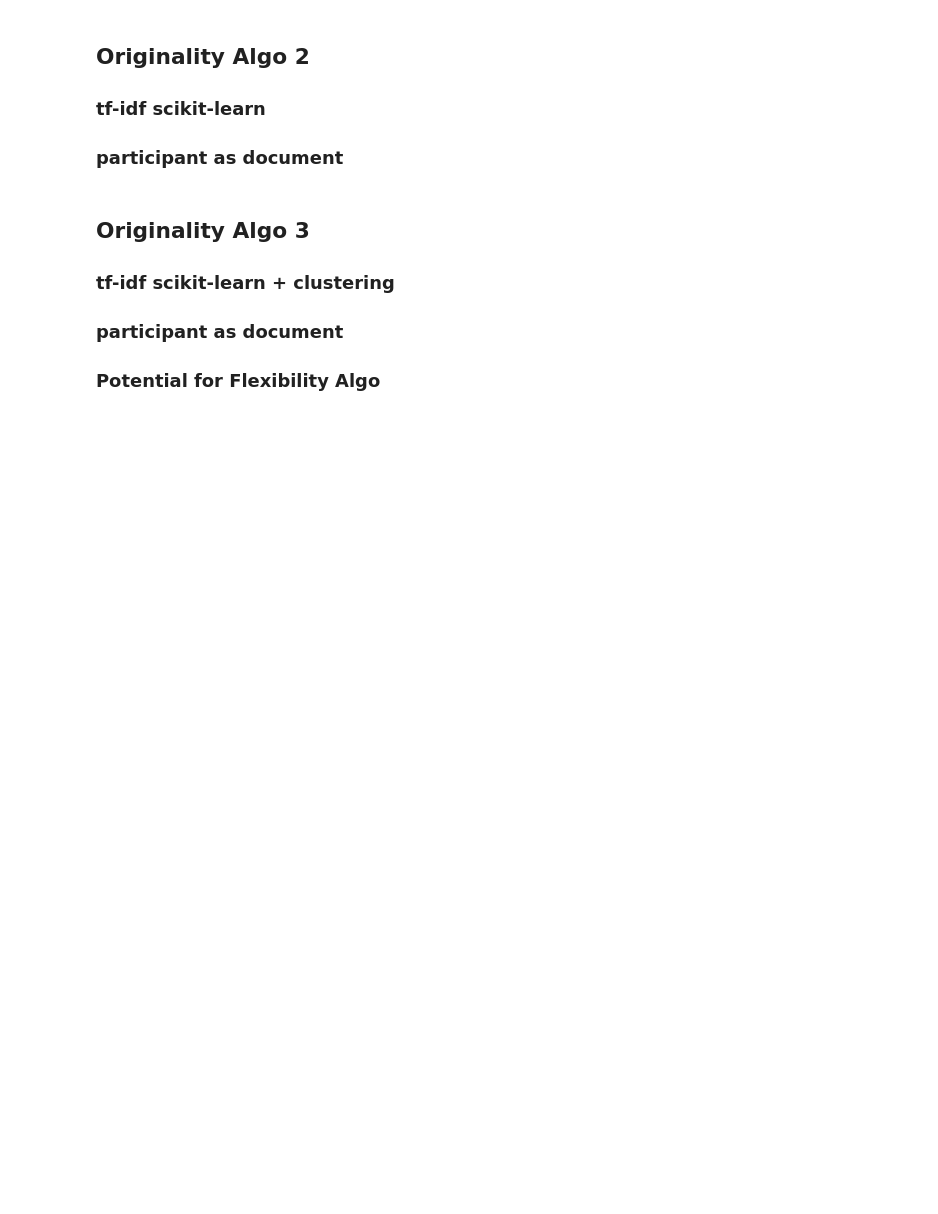
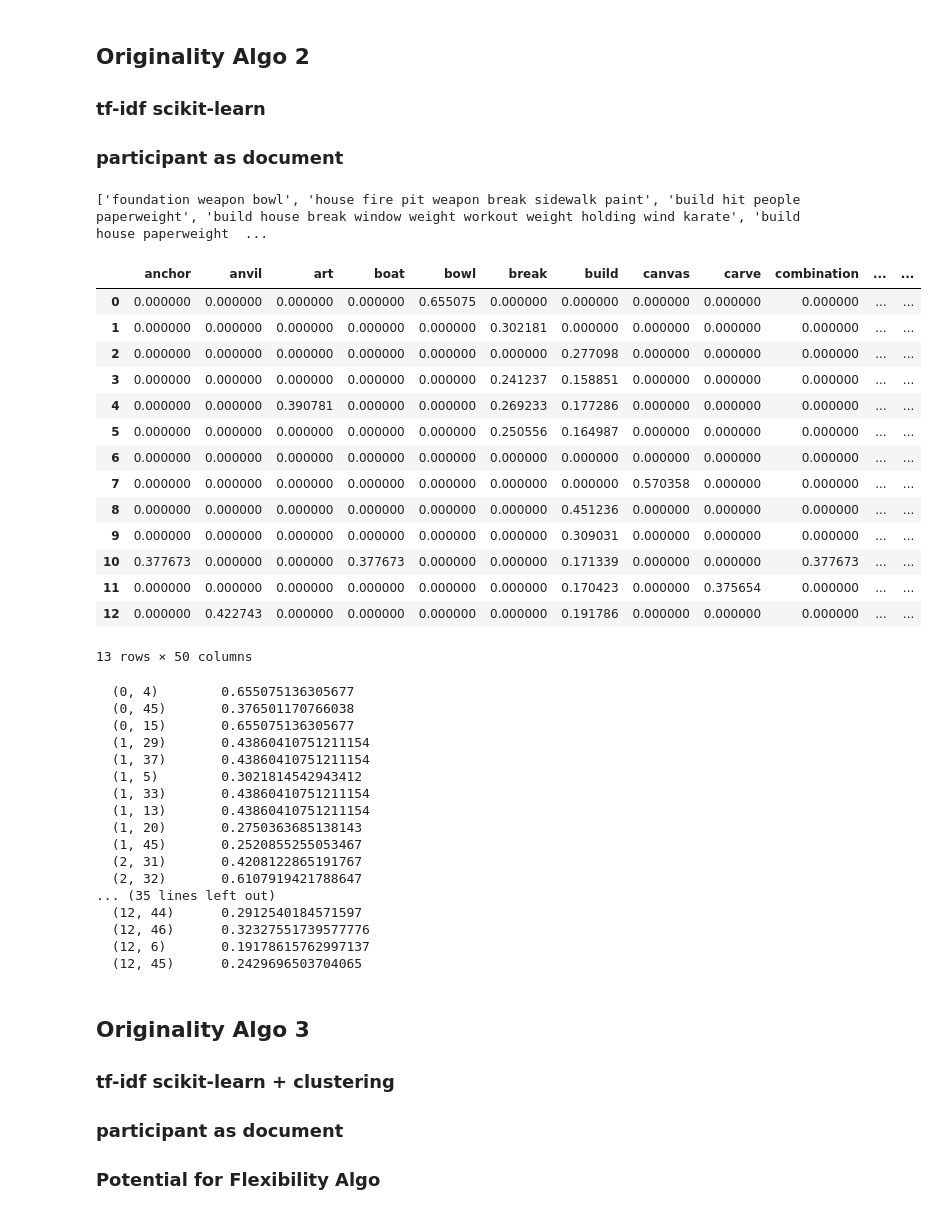
Before and after one commit to DijunQuant/AUT-Scoring, a Jupyter notebook: scripts/originality_algo.ipynb, the cells around one changed output. Drawn from its saved outputs; the diff is of its cells as text; code cells hidden in the pictures; blank space fills up the shorter version.

```diff
--- a/scripts/originality_algo.ipynb
+++ b/scripts/originality_algo.ipynb
@@ -49,19 +49,19 @@ from nltk.cluster.kmeans import KMeansClusterer
 # individual df's for each sheet
 
 # when on pc
-data_cup = pd.read_csv("C:/Users/jhec8/Documents/Northwestern_SROP/AUT-Scoring/data/autdata_test_cup_semdis.csv")
-data_key = pd.read_csv("C:/Users/jhec8/Documents/Northwestern_SROP/AUT-Scoring/data/autdata_test_key_semdis.csv")
-data_rope = pd.read_csv("C:/Users/jhec8/Documents/Northwestern_SROP/AUT-Scoring/data/autdata_test_rope_semdis.csv")
-data_brick = pd.read_csv("C:/Users/jhec8/Documents/Northwestern_SROP/AUT-Scoring/data/autdata_test_brick_semdis.csv")
-data_chair = pd.read_csv("C:/Users/jhec8/Documents/Northwestern_SROP/AUT-Scoring/data/autdata_test_chair_semdis.csv")
-data_pencil = pd.read_csv("C:/Users/jhec8/Documents/Northwestern_SROP/AUT-Scoring/data/autdata_test_pencil_semdis.csv")
-data_shoe = pd.read_csv("C:/Users/jhec8/Documents/Northwestern_SROP/AUT-Scoring/data/autdata_test_shoe_semdis.csv")
+data_test_cup = pd.read_csv("C:/Users/jhec8/Documents/Northwestern_SROP/AUT-Scoring/data/test/semdis/autdata_test_cup_semdis.csv")
+data_test_key = pd.read_csv("C:/Users/jhec8/Documents/Northwestern_SROP/AUT-Scoring/data/test/semdis/autdata_test_key_semdis.csv")
+data_test_rope = pd.read_csv("C:/Users/jhec8/Documents/Northwestern_SROP/AUT-Scoring/data/test/semdis/autdata_test_rope_semdis.csv")
+data_test_brick = pd.read_csv("C:/Users/jhec8/Documents/Northwestern_SROP/AUT-Scoring/data/test/semdis/autdata_test_brick_semdis.csv")
+data_test_chair = pd.read_csv("C:/Users/jhec8/Documents/Northwestern_SROP/AUT-Scoring/data/test/semdis/autdata_test_chair_semdis.csv")
+data_test_pencil = pd.read_csv("C:/Users/jhec8/Documents/Northwestern_SROP/AUT-Scoring/data/test/semdis/autdata_test_pencil_semdis.csv")
+data_test_shoe = pd.read_csv("C:/Users/jhec8/Documents/Northwestern_SROP/AUT-Scoring/data/test/semdis/autdata_test_shoe_semdis.csv")
 
 # when on mac
-# data_cup = pd.read_csv("/Users/johnhenrycruz/Desktop/Northwestern_SROP/AUT-Scoring/data/autdata_test_cup_semdis.csv.xlsx")
-# data_key = pd.read_csv("/Users/johnhenrycruz/Desktop/Northwestern_SROP/AUT-Scoring/data/autdata_test_key_semdis.csv.xlsx")
-# data_rope = pd.read_csv("/Users/johnhenrycruz/Desktop/Northwestern_SROP/AUT-Scoring/data/autdata_test_rope_semdis.csv.xlsx")
-# data_brick = pd.read_csv("/Users/johnhenrycruz/Desktop/Northwestern_SROP/AUT-Scoring/data/autdata_test_brick_semdis.csv.xlsx")
-# data_chair = pd.read_csv("/Users/johnhenrycruz/Desktop/Northwestern_SROP/AUT-Scoring/data/autdata_test_chair_semdis.csv.xlsx")
-# data_pencil = pd.read_csv("/Users/johnhenrycruz/Desktop/Northwestern_SROP/AUT-Scoring/data/autdata_test_pencil_semdis.csv.xlsx")
-# data_shoe = pd.read_csv("/Users/johnhenrycruz/Desktop/Northwestern_SROP/AUT-Scoring/data/autdata_test_shoe_semdis.csv.xlsx")
+# data_test_cup = pd.read_csv("/Users/johnhenrycruz/Desktop/Northwestern_SROP/AUT-Scoring/data/test/semdis/autdata_test_cup_semdis.csv.xlsx")
+# data_test_key = pd.read_csv("/Users/johnhenrycruz/Desktop/Northwestern_SROP/AUT-Scoring/data/test/semdis/autdata_test_key_semdis.csv.xlsx")
+# data_test_rope = pd.read_csv("/Users/johnhenrycruz/Desktop/Northwestern_SROP/AUT-Scoring/data/test/semdis/autdata_test_rope_semdis.csv.xlsx")
+# data_test_brick = pd.read_csv("/Users/johnhenrycruz/Desktop/Northwestern_SROP/AUT-Scoring/data/test/semdis/autdata_test_brick_semdis.csv.xlsx")
+# data_test_chair = pd.read_csv("/Users/johnhenrycruz/Desktop/Northwestern_SROP/AUT-Scoring/data/test/semdis/autdata_test_chair_semdis.csv.xlsx")
+# data_test_pencil = pd.read_csv("/Users/johnhenrycruz/Desktop/Northwestern_SROP/AUT-Scoring/data/test/semdis/autdata_test_pencil_semdis.csv.xlsx")
+# data_test_shoe = pd.read_csv("/Users/johnhenrycruz/Desktop/Northwestern_SROP/AUT-Scoring/data/test/semdis/autdata_test_shoe_semdis.csv.xlsx")
@@ -74,6 +72,11 @@ FileNotFoundError: [Errno 2] No such file or directory: 'C:/Users/jhec8/Document
 stopwords_nltk = stopwords.words('english')
 # spacy stop words
 stopwords_spacy = STOP_WORDS
+# %%
+stopwords_edited = list(stopwords_spacy)
+stopwords_edited.append("thing")
+stopwords_edited.append("use")
+stopwords_edited.append("things")
 # %%
 # method to clean the responses
 def process_text(text, stopwords_list, remove_sw, join_list):
@@ -242,7 +263,41 @@ def get_originality_tfidf_scikit_learn(df, stopwords_list, remove_sw, join_list)
 
     tfidf_scikit_learn(responses)
 # %%
-get_originality_tfidf_scikit_learn(data_brick, stopwords_spacy, True, True)
+get_originality_tfidf_scikit_learn(data_test_brick, stopwords_edited, True, True)
+# %% [output]
+['foundation weapon bowl', 'house fire pit weapon break sidewalk paint', 'build hit people paperweight', 'build house break window weight workout weight holding wind karate', 'build house paperweight  ...
+|  | anchor | anvil | art | boat | bowl | break | build | canvas | carve | combination | ... | ... |
+| 0 | 0.000000 | 0.000000 | 0.000000 | 0.000000 | 0.655075 | 0.000000 | 0.000000 | 0.000000 | 0.000000 | 0.000000 | ... | ... |
+| 1 | 0.000000 | 0.000000 | 0.000000 | 0.000000 | 0.000000 | 0.302181 | 0.000000 | 0.000000 | 0.000000 | 0.000000 | ... | ... |
+| 2 | 0.000000 | 0.000000 | 0.000000 | 0.000000 | 0.000000 | 0.000000 | 0.277098 | 0.000000 | 0.000000 | 0.000000 | ... | ... |
+| 3 | 0.000000 | 0.000000 | 0.000000 | 0.000000 | 0.000000 | 0.241237 | 0.158851 | 0.000000 | 0.000000 | 0.000000 | ... | ... |
+| 4 | 0.000000 | 0.000000 | 0.390781 | 0.000000 | 0.000000 | 0.269233 | 0.177286 | 0.000000 | 0.000000 | 0.000000 | ... | ... |
+| 5 | 0.000000 | 0.000000 | 0.000000 | 0.000000 | 0.000000 | 0.250556 | 0.164987 | 0.000000 | 0.000000 | 0.000000 | ... | ... |
+| 6 | 0.000000 | 0.000000 | 0.000000 | 0.000000 | 0.000000 | 0.000000 | 0.000000 | 0.000000 | 0.000000 | 0.000000 | ... | ... |
+| 7 | 0.000000 | 0.000000 | 0.000000 | 0.000000 | 0.000000 | 0.000000 | 0.000000 | 0.570358 | 0.000000 | 0.000000 | ... | ... |
+| 8 | 0.000000 | 0.000000 | 0.000000 | 0.000000 | 0.000000 | 0.000000 | 0.451236 | 0.000000 | 0.000000 | 0.000000 | ... | ... |
+| 9 | 0.000000 | 0.000000 | 0.000000 | 0.000000 | 0.000000 | 0.000000 | 0.309031 | 0.000000 | 0.000000 | 0.000000 | ... | ... |
+| 10 | 0.377673 | 0.000000 | 0.000000 | 0.377673 | 0.000000 | 0.000000 | 0.171339 | 0.000000 | 0.000000 | 0.377673 | ... | ... |
+| 11 | 0.000000 | 0.000000 | 0.000000 | 0.000000 | 0.000000 | 0.000000 | 0.170423 | 0.000000 | 0.375654 | 0.000000 | ... | ... |
+| 12 | 0.000000 | 0.422743 | 0.000000 | 0.000000 | 0.000000 | 0.000000 | 0.191786 | 0.000000 | 0.000000 | 0.000000 | ... | ... |
+13 rows × 50 columns
+  (0, 4)        0.655075136305677
+  (0, 45)       0.376501170766038
+  (0, 15)       0.655075136305677
+  (1, 29)       0.43860410751211154
+  (1, 37)       0.43860410751211154
+  (1, 5)        0.3021814542943412
+  (1, 33)       0.43860410751211154
+  (1, 13)       0.43860410751211154
+  (1, 20)       0.2750363685138143
+  (1, 45)       0.2520855255053467
+  (2, 31)       0.4208122865191767
+  (2, 32)       0.6107919421788647
+... (35 lines left out)
+  (12, 44)      0.2912540184571597
+  (12, 46)      0.32327551739577776
+  (12, 6)       0.19178615762997137
+  (12, 45)      0.2429696503704065
 # %% [markdown]
 ## Originality Algo 3
 ### tf-idf scikit-learn + clustering
```
Also changed, not shown: parts of 11 cells of this notebook, 2 other files.
